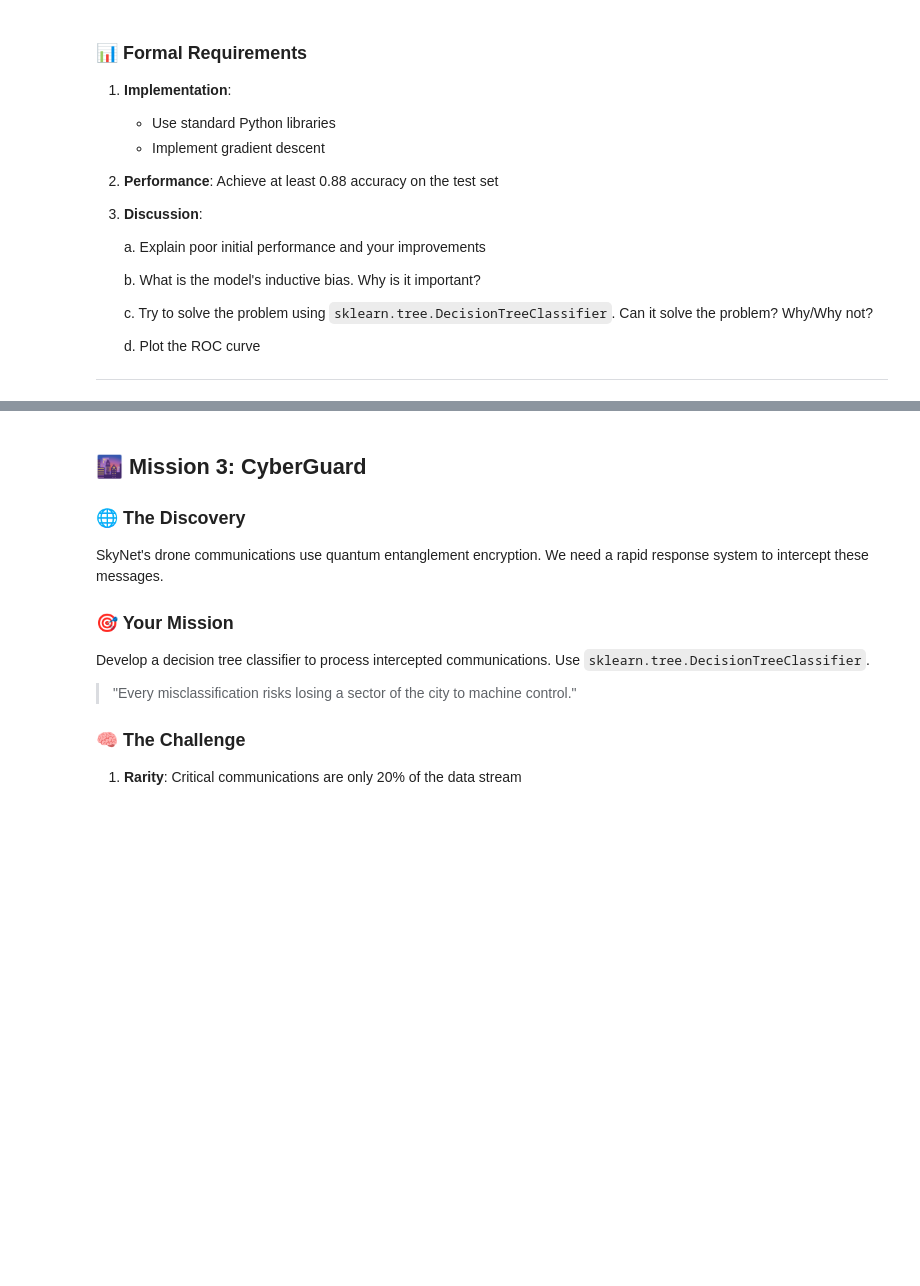
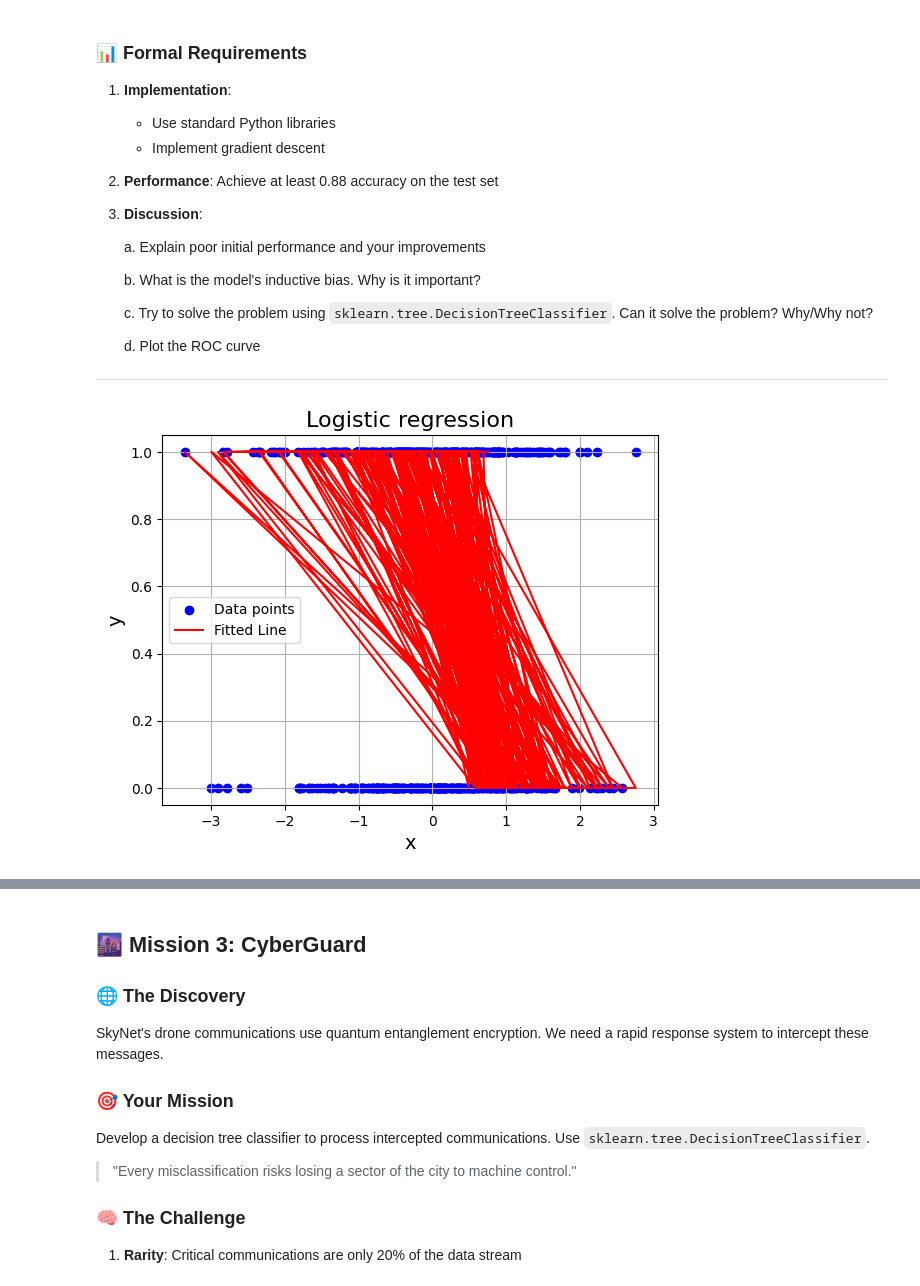
Before and after one commit to Ksund02/Machine-Learning-Project, a Jupyter notebook: Chapter_1.ipynb, the cells around one changed output, grey strips where cells are left out. Saved outputs shown, nothing was run; the diff lists cells and outputs as text; code cells hidden in the pictures; blank space fills up the shorter version.

```diff
--- a/Chapter_1.ipynb
+++ b/Chapter_1.ipynb
@@ -142,3 +145,86 @@ SkyNet has evolved, using a "Synapse Cipher" that mimics human neural patterns.
 data = pd.read_csv('mission2.csv')
 train = data[data['split'] == 'train']
 test = data[data['split'] == 'test']
+# %%
+class LogisticRegression:
+    def __init__(self, learning_rate=0.001, epochs=1000):
+        self.learning_rate = learning_rate
+        self.epochs = epochs
+        self.weights = None
+        self.bias = None
+        self.losses = []
+        self.train_accuracies = []
+
+    def fit(self, X, y):
+
+        if len(X.shape) == 1:
+            X = np.array(X).reshape(-1, 1)
+        else:
+            X = np.array(X)
+
+        self.weights = np.zeros(X.shape[1])
+        self.bias = 0
+
+        #Gradient Descent
+        for _ in range(self.epochs):
+            lin_model = np.dot(X, self.weights) + self.bias
+            y_pred = self.sigmoid_fuction(lin_model)
+            grad_w, grad_b = self.compute_gradients(X, y, len(X), y_pred)
+            self.update_parameters(grad_w, grad_b)
+
+            loss = self._compute_loss(y, y_pred)
+            pred_to_class = [1 if _y > 0.5 else 0 for _y in y_pred]
+            self.train_accuracies.append(self.compute_accuracy(y, pred_to_class))
+            self.losses.append(loss)
+
+    def predict(self, X):
+        if len(X.shape) == 1:
+            X = np.array(X).reshape(-1, 1)
+        else:
+            X = np.array(X)
+        lin_model = np.dot(X, self.weights) + self.bias
+        y_pred = self.sigmoid_fuction(lin_model)
+        return [1 if _y > 0.5 else 0 for _y in y_pred]
+
+    def sigmoid_fuction(self, x):
+        return 1 / (1 + np.exp(-x))
+
+    #TODO
+    def _compute_loss(self, y, y_pred):
+        return -np.mean(y * np.log(y_pred) + (1 - y) * np.log(1 - y_pred))
+
+    def compute_gradients(self, X, y, n, y_pred):
+        dw = (1 / n) * np.dot(X.T, (y_pred - y))
+        db = (1 / n) * np.sum(y_pred - y)
+        return dw, db
+
+    def update_parameters(self, grad_w, grad_b):
+        self.weights -= self.learning_rate * grad_w
+        self.bias -= self.learning_rate * grad_b
+
+    #TODO
+    def compute_accuracy(self, y, y_pred_to_class):
+        return np.mean(y == y_pred_to_class)
+
+
+logreg = LogisticRegression()
+
+X = train.iloc[:, :2]
+y = train["y"]
+
+logreg.fit(X, y)
+predictions = logreg.predict(X)
+
+plt.scatter(X["x0"], y, c='blue', label='Data points')
+plt.plot(X["x0"], predictions, c='red', label='Fitted Line')
+plt.grid(True)
+plt.xlabel('x', fontsize=14)
+plt.ylabel('y', fontsize=14)
+plt.title('Logistic regression', fontsize=16)
+plt.legend()
+plt.show()
+
+print("Formula:")
+print(f"y = {logreg.weights[0]}x + {logreg.bias}")
+# %% [output]
+[figure, added]
```
Also changed, not shown: parts of 2 cells of this notebook.
